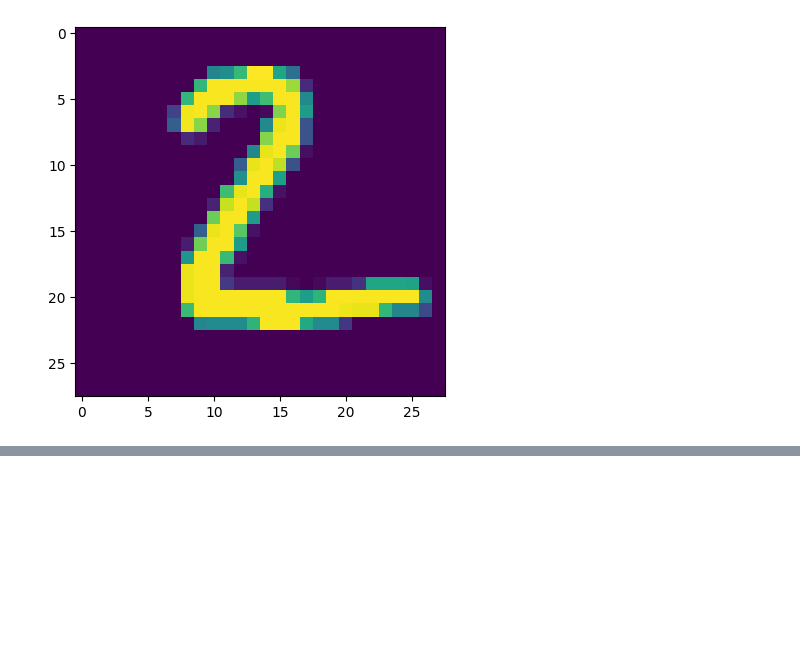
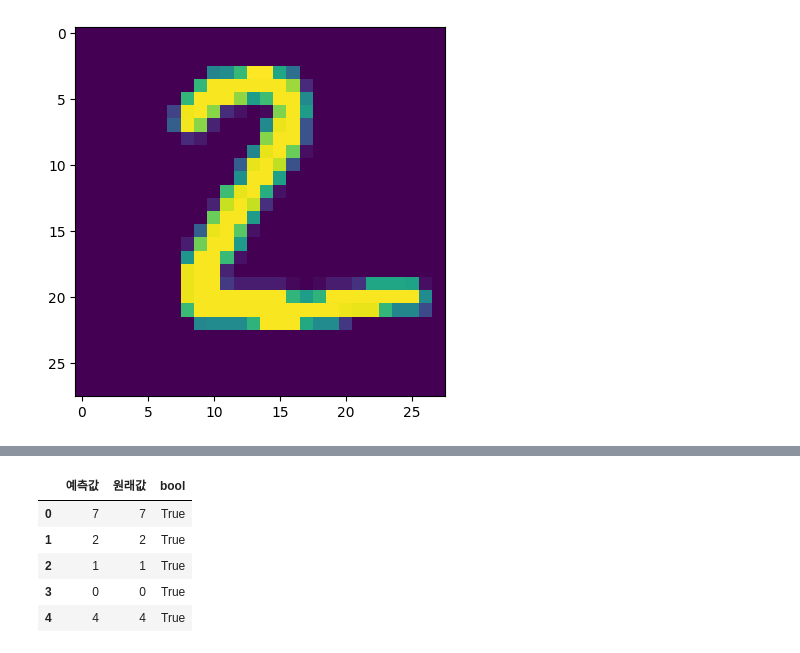
Before and after one commit to jewons91/dl-dev, a Jupyter notebook: ch02/케라스에서 mnist 이미지분류.ipynb, the cells around one changed output, grey strips where cells are left out. Cells and saved outputs as stored; diff of their text form; code cells hidden in the pictures; blank space fills up the shorter version.

```diff
--- a/ch02/케라스에서 mnist 이미지분류.ipynb
+++ b/ch02/케라스에서 mnist 이미지분류.ipynb
@@ -220,0 +201,10 @@ for idx in false_labels_indexs[:5]: # 뒤에서 5개 출력
+# %%
+result_df['bool']=result_df['예측값']==result_df['원래값']
+result_df.head()
+# %% [output]
+|  | 예측값 | 원래값 | bool |
+| 0 | 7 | 7 | True |
+| 1 | 2 | 2 | True |
+| 2 | 1 | 1 | True |
+| 3 | 0 | 0 | True |
+| 4 | 4 | 4 | True |
```
Also changed, not shown: parts of 19 cells of this notebook.
